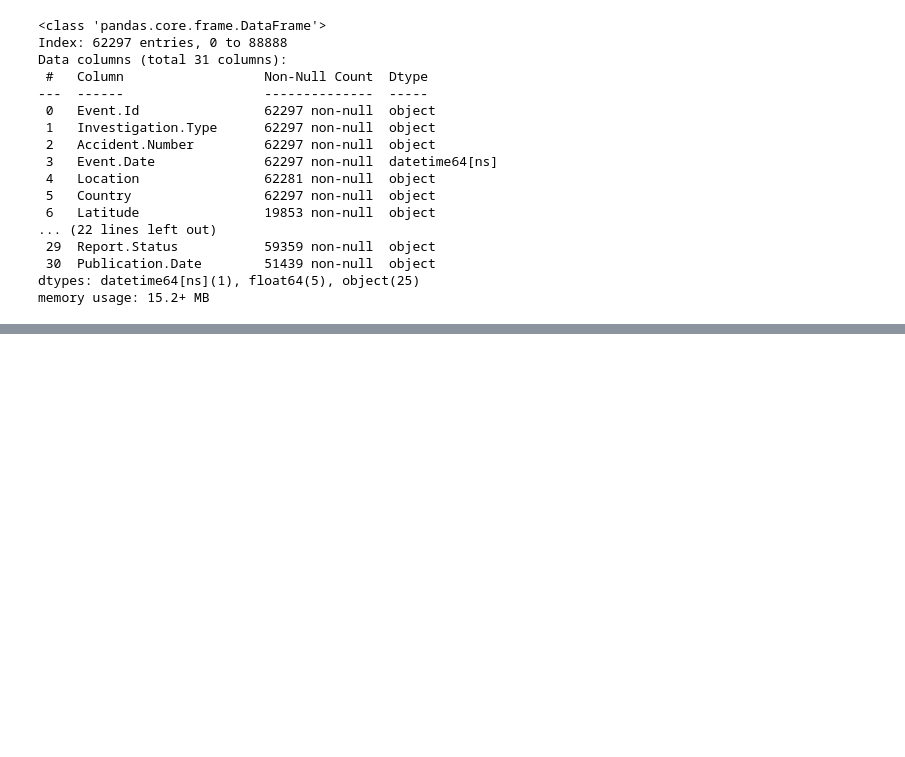
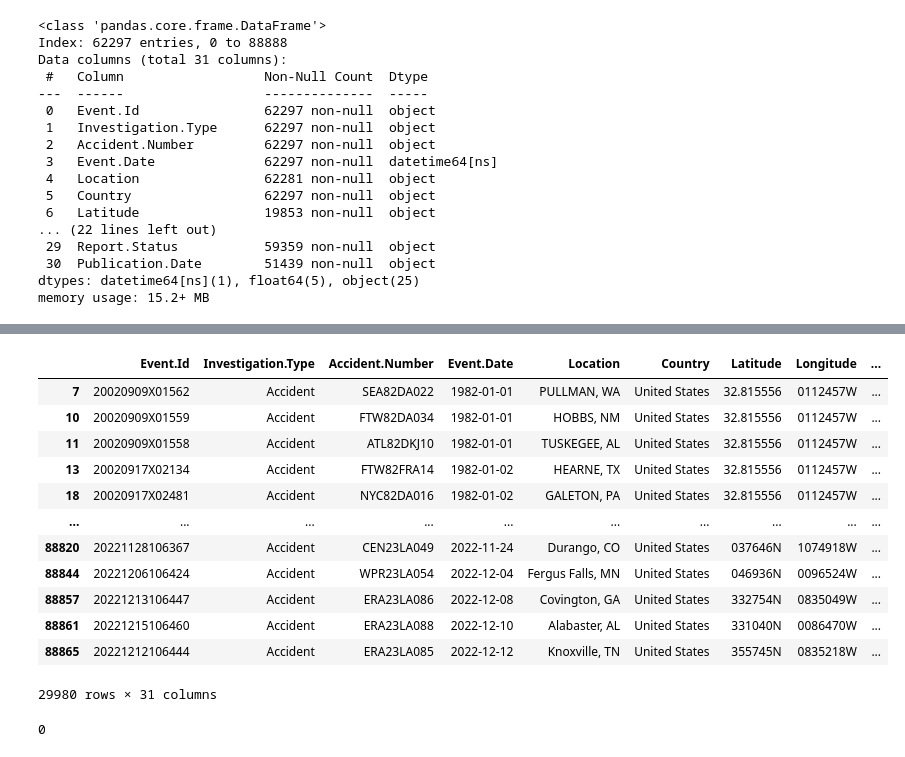
Before and after one commit to Vincent-lab-create/dsc-phase-1-project-v3, a Jupyter notebook: student.ipynb, the cells around one changed output, grey strips where cells are left out. Cells and saved outputs as stored; diff of their text form; code cells hidden in the pictures; blank space fills up the shorter version.

```diff
--- a/student.ipynb
+++ b/student.ipynb
@@ -105,0 +175,11 @@ memory usage: 15.2+ MB
+# %%
+#Dealing missing values for numeric columns
+numeric_columns = df.select_dtypes(include=['float64', 'int64']).columns
+df[numeric_columns] = df[numeric_columns].fillna(df[numeric_columns].mean())
+
+# Dealing with missing values for categorical columns
+categorical_columns = df.select_dtypes(include=['object']).columns  # Get categorical columns
+for column in categorical_columns:
+    df[column].fillna(df[column].mode()[0], inplace=True)
+
+df.isna().sum()
@@ -105,0 +204,37 @@ memory usage: 15.2+ MB
+# %%
+# Removing outliers using IQR
+numeric_columns = df.select_dtypes(include=['float64', 'int64']).columns  # Selecting numeric columns
+
+# Looping over each numeric column to remove outliers
+for col in numeric_columns:
+    Q1 = df[col].quantile(0.25)
+    Q3 = df[col].quantile(0.75)
+    IQR = Q3 - Q1
+
+    # Calculate the lower and upper bounds
+    lower_bound = Q1 - 1.5 * IQR
+    upper_bound = Q3 + 1.5 * IQR
+
+    # Filter out the outliers (only keep rows within the bounds)
+    df = df[(df[col] >= lower_bound) & (df[col] <= upper_bound)]
+
+df
+# %% [output]
+|  | Event.Id | Investigation.Type | Accident.Number | Event.Date | Location | Country | Latitude | Longitude | ... |
+| 7 | 20020909X01562 | Accident | SEA82DA022 | 1982-01-01 | PULLMAN, WA | United States | 32.815556 | 0112457W | ... |
+| 10 | 20020909X01559 | Accident | FTW82DA034 | 1982-01-01 | HOBBS, NM | United States | 32.815556 | 0112457W | ... |
+| 11 | 20020909X01558 | Accident | ATL82DKJ10 | 1982-01-01 | TUSKEGEE, AL | United States | 32.815556 | 0112457W | ... |
+| 13 | 20020917X02134 | Accident | FTW82FRA14 | 1982-01-02 | HEARNE, TX | United States | 32.815556 | 0112457W | ... |
+| 18 | 20020917X02481 | Accident | NYC82DA016 | 1982-01-02 | GALETON, PA | United States | 32.815556 | 0112457W | ... |
+| ... | ... | ... | ... | ... | ... | ... | ... | ... | ... |
+| 88820 | 20221128106367 | Accident | CEN23LA049 | 2022-11-24 | Durango, CO | United States | 037646N | 1074918W | ... |
+| 88844 | 20221206106424 | Accident | WPR23LA054 | 2022-12-04 | Fergus Falls, MN | United States | 046936N | 0096524W | ... |
+| 88857 | 20221213106447 | Accident | ERA23LA086 | 2022-12-08 | Covington, GA | United States | 332754N | 0835049W | ... |
+| 88861 | 20221215106460 | Accident | ERA23LA088 | 2022-12-10 | Alabaster, AL | United States | 331040N | 0086470W | ... |
+| 88865 | 20221212106444 | Accident | ERA23LA085 | 2022-12-12 | Knoxville, TN | United States | 355745N | 0835218W | ... |
+29980 rows × 31 columns
+# %%
+#Checking duplicates
+df.duplicated().sum()
+# %% [output]
+0
```
Also changed, not shown: parts of 10 cells of this notebook, 2 other files.
